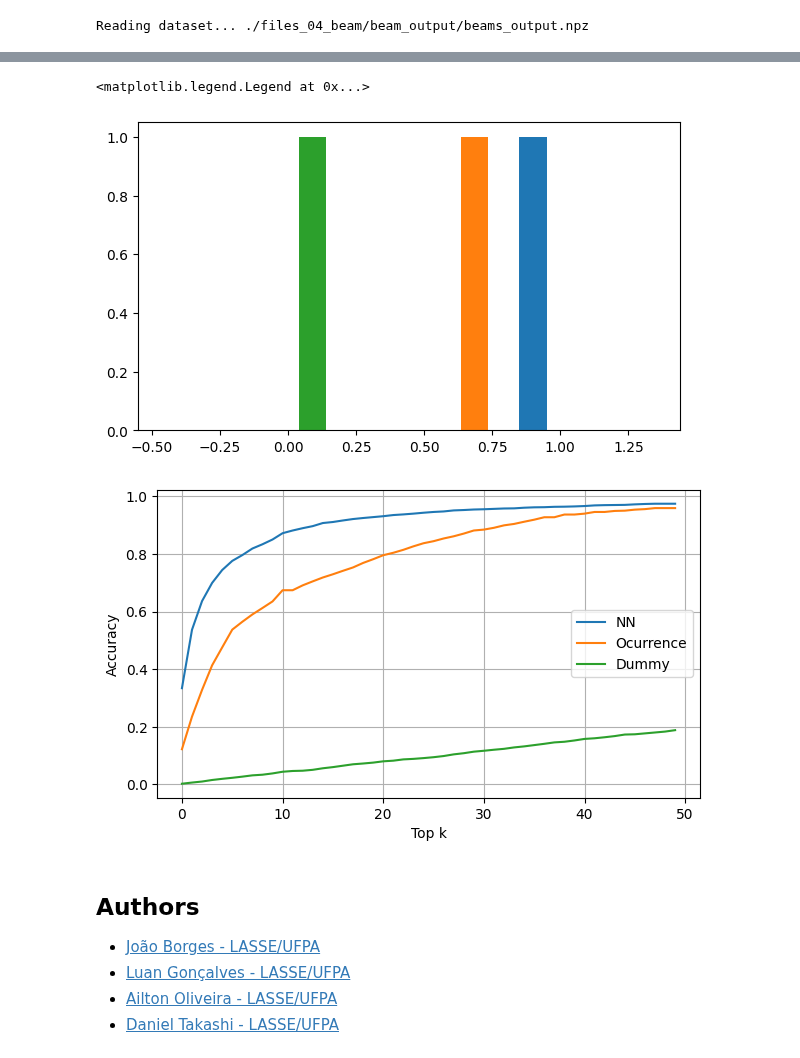
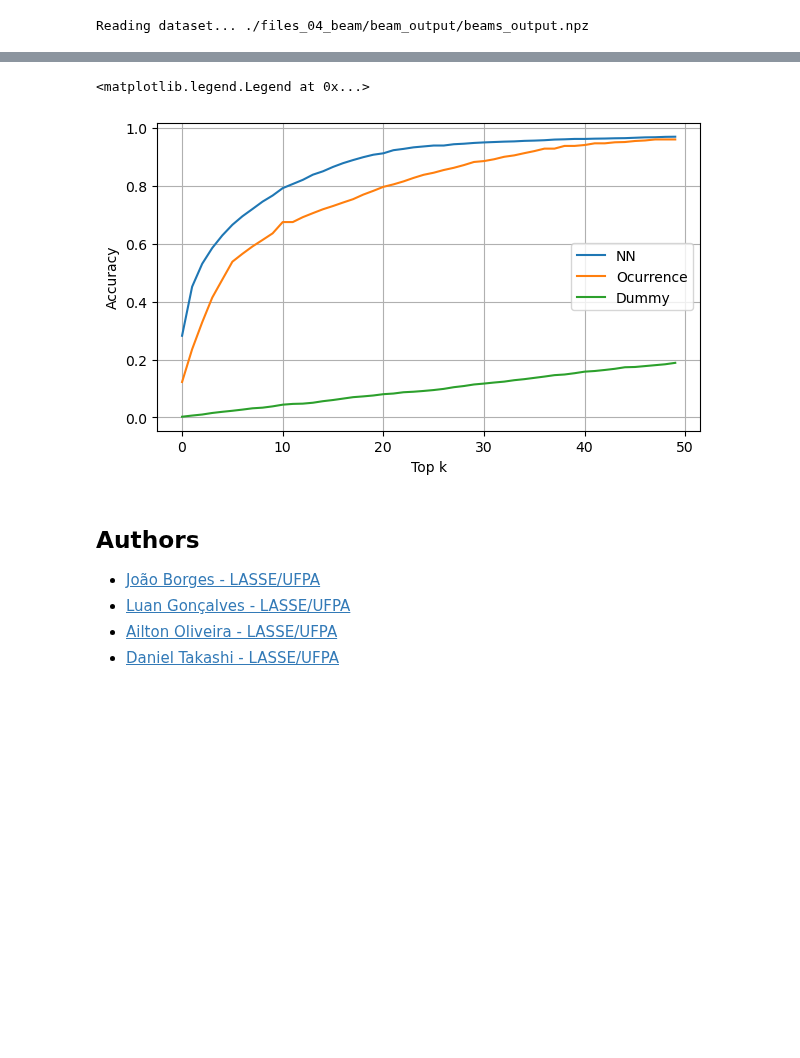
Before and after one commit to aldebaro/ai6g, a Jupyter notebook: 04_beam_selection_analog_mimo.ipynb, the cells around one changed output, grey strips where cells are left out. Cells and saved outputs as stored; diff of their text form; code cells hidden in the pictures; blank space fills up the shorter version.

```diff
--- a/04_beam_selection_analog_mimo.ipynb
+++ b/04_beam_selection_analog_mimo.ipynb
@@ -48,16 +48,17 @@ class ModelHandler:
                             activation='relu',
                             padding="SAME",
                             input_shape=input_shape)(input_lid)
-        layer = Conv2D(30, (11, 11), padding="SAME", activation='relu')(layer)
-        layer = Conv2D(25, (9, 9), padding="SAME", activation='relu')(layer)
-        layer = MaxPooling2D(pool_size=(2, 1))(layer)
+        layer = Conv2D(10, (11, 11), padding="SAME", activation='relu')(layer) #original value=30 filters
+        layer = Conv2D(10, (9, 9), padding="SAME", activation='relu')(layer) #original value=25 filters
+        layer = MaxPooling2D(pool_size=(1, 4))(layer)
         layer = Dropout(dropProb)(layer)
-        layer = Conv2D(20, (7, 7), padding="SAME", activation='relu')(layer)
-        layer = MaxPooling2D(pool_size=(1, 2))(layer)
-        layer = Conv2D(15, (5, 5), padding="SAME", activation='relu')(layer)
+        layer = Conv2D(10, (7, 7), padding="SAME", activation='relu')(layer) #original value=20 filters
+        layer = MaxPooling2D(pool_size=(2, 4))(layer)
+        layer = Conv2D(10, (5, 5), padding="SAME", activation='relu')(layer) #original value=15 filters
         layer = Dropout(dropProb)(layer)
         layer = Conv2D(10, (3, 3), padding="SAME", activation='relu')(layer)
-        layer = Conv2D(1, (1, 1), padding="SAME", activation='relu')(layer)
+        layer = MaxPooling2D(pool_size=(2, 2))(layer)
+        #layer = Conv2D(1, (1, 1), padding="SAME", activation='relu')(layer)
         layer = Flatten()(layer)
         out = Dense(num_classes,activation='softmax')(layer)
 
@@ -186,9 +187,9 @@ def getBeamOutput(output_file):
 ###############################################################################
 # Data configuration
 ###############################################################################
-tf.device("/device:GPU:0")
+#tf.device("/device:GPU:0") #commented out because we will run on CPU
 
-num_epochs = 2
+num_epochs = 1 #only one epoch because training takes long
 batch_size = 32
 tgtRec = 3
 seed = 0
@@ -365,23 +361,22 @@ for i in range(1, 51):
 # %%
 """## TOP 10 acurracy"""
-
-plt.figure(figsize=(7, 4))
-plt.hist(predict_top_k["top_10"])
-plt.hist(ocurrence_top_k["top_10"])
-plt.hist(random_top_k["top_10"])
+if False: #we disable when there is a small number of data to create the histograms
+    plt.figure(figsize=(7, 4))
+    plt.hist(predict_top_k["top_10"])
+    plt.hist(ocurrence_top_k["top_10"])
+    plt.hist(random_top_k["top_10"])
 
 plt.figure(figsize=(7, 4))
 plt.xlabel("Top k")
 plt.ylabel("Accuracy")
 plt.plot(list(predict_top_k.values()), label="NN")
 plt.plot(list(ocurrence_top_k.values()), label="Ocurrence")
 plt.plot(list(random_top_k.values()), label="Dummy")
 plt.grid()
 plt.legend()
 # %% [output]
 <matplotlib.legend.Legend at 0x...>
-[figure, old version]
+[figure, new version]
-[figure, removed]
 # %% [markdown]
 ## Authors
 
```
Also changed, not shown: parts of 3 cells of this notebook.
